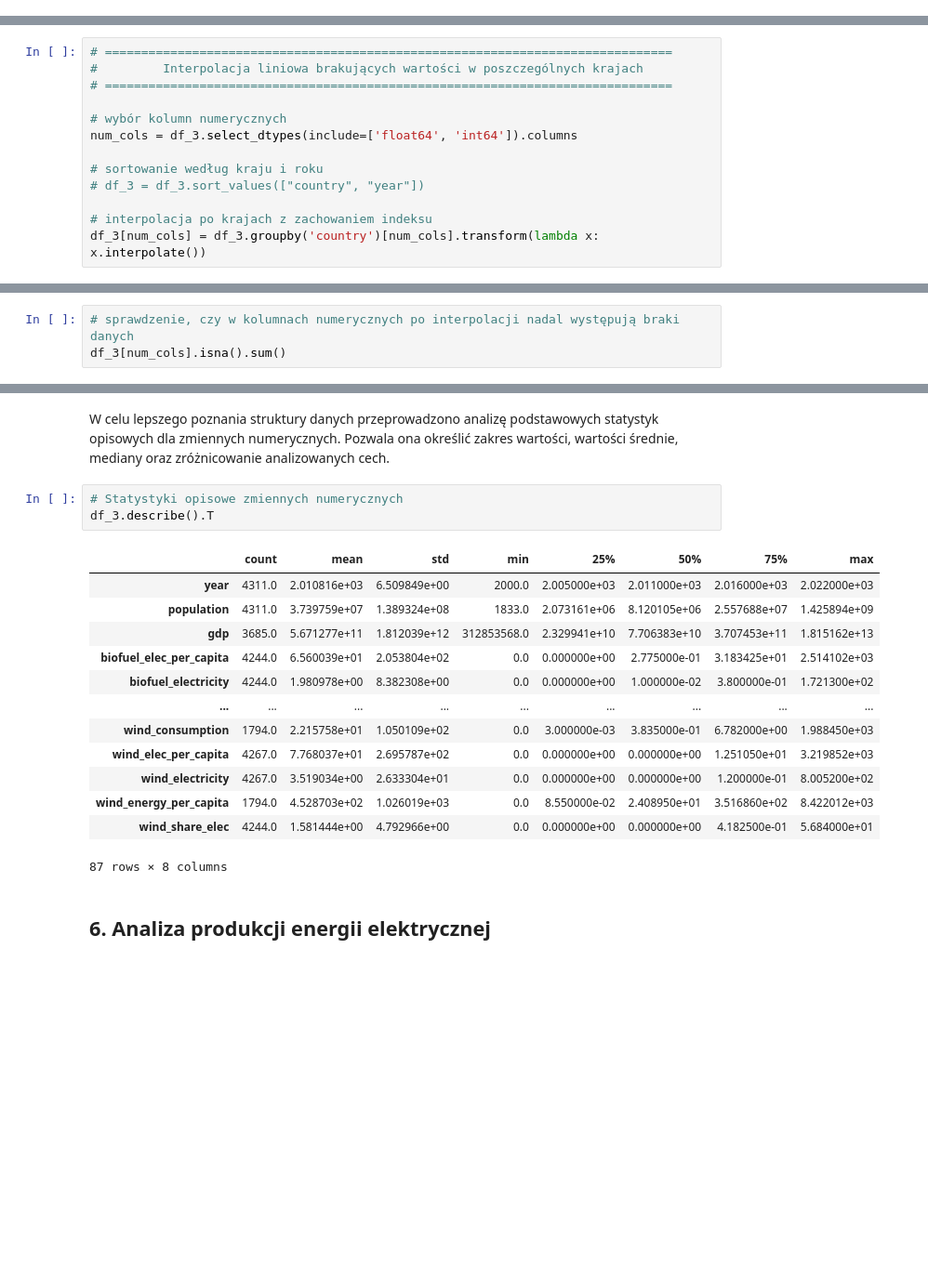
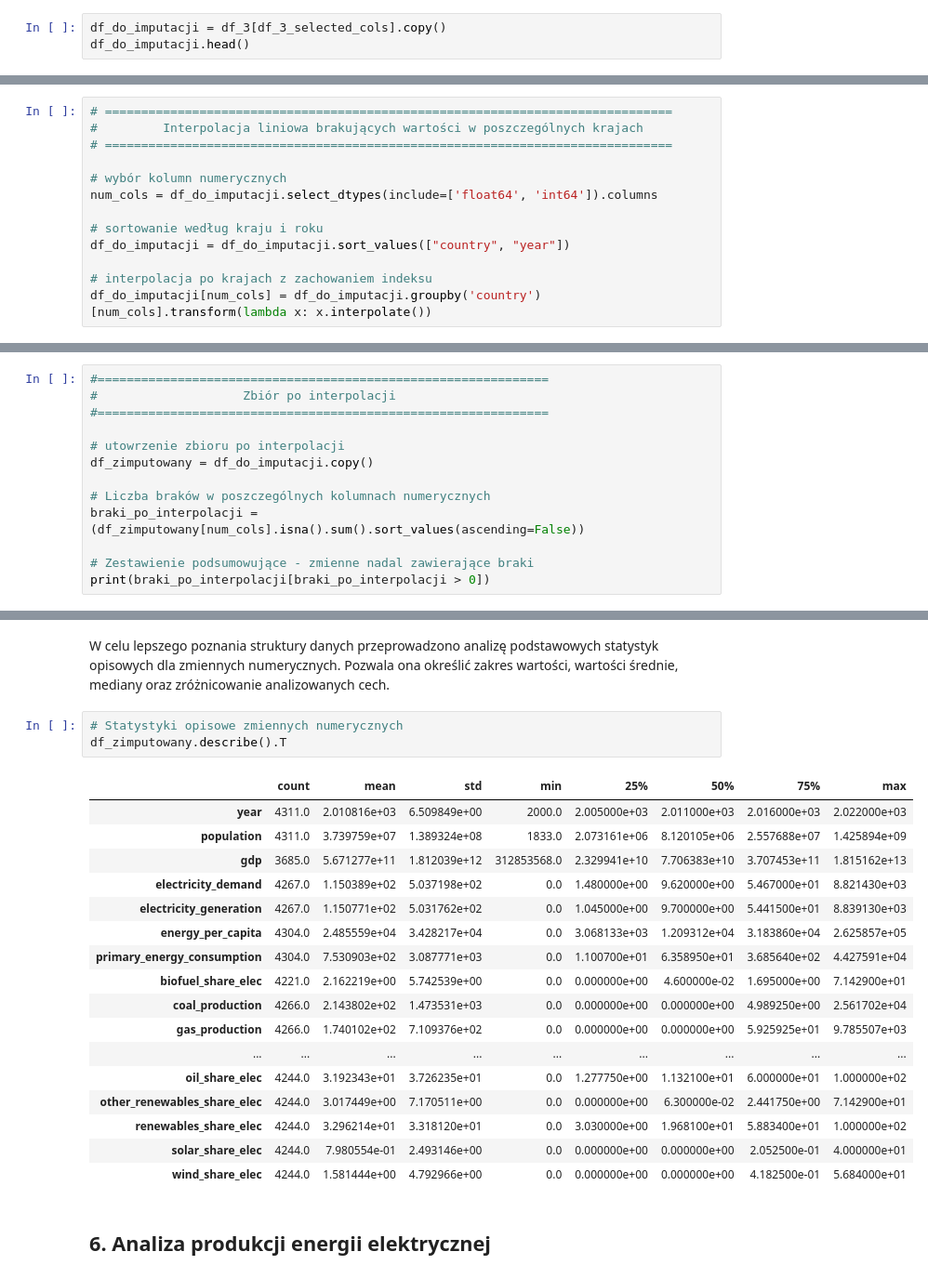
Before and after one commit to olaramota-beep/AWDP-projekt-do-oddania, a Jupyter notebook: Wstęp.ipynb, the cells around one changed output, grey strips where cells are left out. Shown at 93% size. Saved outputs shown, nothing was run; the diff lists cells and outputs as text; blank space fills up the shorter version.

```diff
--- a/Wstęp.ipynb
+++ b/Wstęp.ipynb
@@ -721,0 +829,3 @@ Length: 89, dtype: int64
+# %%
+df_do_imputacji = df_3[df_3_selected_cols].copy()
+df_do_imputacji.head()
@@ -731,10 +997,10 @@ Interpolacja została wykonana osobno dla każdego kraju, aby zachować ciągło
 # ==============================================================================
 
 # wybór kolumn numerycznych
-num_cols = df_3.select_dtypes(include=['float64', 'int64']).columns
+num_cols = df_do_imputacji.select_dtypes(include=['float64', 'int64']).columns
 
 # sortowanie według kraju i roku
-# df_3 = df_3.sort_values(["country", "year"])
+df_do_imputacji = df_do_imputacji.sort_values(["country", "year"])
 
 # interpolacja po krajach z zachowaniem indeksu
-df_3[num_cols] = df_3.groupby('country')[num_cols].transform(lambda x: x.interpolate())
+df_do_imputacji[num_cols] = df_do_imputacji.groupby('country')[num_cols].transform(lambda x: x.interpolate())
@@ -743,4 +1010,14 @@ Po przeprowadzeniu interpolacji ponownie sprawdzono liczbę brakujących wartoś
 # %%
-# sprawdzenie, czy w kolumnach numerycznych po interpolacji nadal występują braki danych
-df_3[num_cols].isna().sum()
+#==============================================================
+#                    Zbiór po interpolacji
+#==============================================================
+
+# utowrzenie zbioru po interpolacji
+df_zimputowany = df_do_imputacji.copy()
+
+# Liczba braków w poszczególnych kolumnach numerycznych
+braki_po_interpolacji = (df_zimputowany[num_cols].isna().sum().sort_values(ascending=False))
+
+# Zestawienie podsumowujące - zmienne nadal zawierające braki
+print(braki_po_interpolacji[braki_po_interpolacji > 0])
 # %% [output]
@@ -835,21 +1236,25 @@ Length: 89, dtype: int64
 W celu lepszego poznania struktury danych przeprowadzono analizę podstawowych statystyk opisowych dla zmiennych numerycznych. Pozwala ona określić zakres wartości, wartości średnie, mediany oraz zróżnicowanie analizowanych cech.
 # %%
 # Statystyki opisowe zmiennych numerycznych
-df_3.describe().T
+df_zimputowany.describe().T
 # %% [output]
 |  | count | mean | std | min | 25% | 50% | 75% | max |
 | year | 4311.0 | 2.010816e+03 | 6.509849e+00 | 2000.0 | 2.005000e+03 | 2.011000e+03 | 2.016000e+03 | 2.022000e+03 |
 | population | 4311.0 | 3.739759e+07 | 1.389324e+08 | 1833.0 | 2.073161e+06 | 8.120105e+06 | 2.557688e+07 | 1.425894e+09 |
 | gdp | 3685.0 | 5.671277e+11 | 1.812039e+12 | 312853568.0 | 2.329941e+10 | 7.706383e+10 | 3.707453e+11 | 1.815162e+13 |
-| biofuel_elec_per_capita | 4244.0 | 6.560039e+01 | 2.053804e+02 | 0.0 | 0.000000e+00 | 2.775000e-01 | 3.183425e+01 | 2.514102e+03 |
-| biofuel_electricity | 4244.0 | 1.980978e+00 | 8.382308e+00 | 0.0 | 0.000000e+00 | 1.000000e-02 | 3.800000e-01 | 1.721300e+02 |
+| electricity_demand | 4267.0 | 1.150389e+02 | 5.037198e+02 | 0.0 | 1.480000e+00 | 9.620000e+00 | 5.467000e+01 | 8.821430e+03 |
+| electricity_generation | 4267.0 | 1.150771e+02 | 5.031762e+02 | 0.0 | 1.045000e+00 | 9.700000e+00 | 5.441500e+01 | 8.839130e+03 |
+| energy_per_capita | 4304.0 | 2.485559e+04 | 3.428217e+04 | 0.0 | 3.068133e+03 | 1.209312e+04 | 3.183860e+04 | 2.625857e+05 |
+| primary_energy_consumption | 4304.0 | 7.530903e+02 | 3.087771e+03 | 0.0 | 1.100700e+01 | 6.358950e+01 | 3.685640e+02 | 4.427591e+04 |
+| biofuel_share_elec | 4221.0 | 2.162219e+00 | 5.742539e+00 | 0.0 | 0.000000e+00 | 4.600000e-02 | 1.695000e+00 | 7.142900e+01 |
+| coal_production | 4266.0 | 2.143802e+02 | 1.473531e+03 | 0.0 | 0.000000e+00 | 0.000000e+00 | 4.989250e+00 | 2.561702e+04 |
+| gas_production | 4266.0 | 1.740102e+02 | 7.109376e+02 | 0.0 | 0.000000e+00 | 0.000000e+00 | 5.925925e+01 | 9.785507e+03 |
 | ... | ... | ... | ... | ... | ... | ... | ... | ... |
-| wind_consumption | 1794.0 | 2.215758e+01 | 1.050109e+02 | 0.0 | 3.000000e-03 | 3.835000e-01 | 6.782000e+00 | 1.988450e+03 |
-| wind_elec_per_capita | 4267.0 | 7.768037e+01 | 2.695787e+02 | 0.0 | 0.000000e+00 | 0.000000e+00 | 1.251050e+01 | 3.219852e+03 |
-| wind_electricity | 4267.0 | 3.519034e+00 | 2.633304e+01 | 0.0 | 0.000000e+00 | 0.000000e+00 | 1.200000e-01 | 8.005200e+02 |
-| wind_energy_per_capita | 1794.0 | 4.528703e+02 | 1.026019e+03 | 0.0 | 8.550000e-02 | 2.408950e+01 | 3.516860e+02 | 8.422012e+03 |
+| oil_share_elec | 4244.0 | 3.192343e+01 | 3.726235e+01 | 0.0 | 1.277750e+00 | 1.132100e+01 | 6.000000e+01 | 1.000000e+02 |
+| other_renewables_share_elec | 4244.0 | 3.017449e+00 | 7.170511e+00 | 0.0 | 0.000000e+00 | 6.300000e-02 | 2.441750e+00 | 7.142900e+01 |
+| renewables_share_elec | 4244.0 | 3.296214e+01 | 3.318120e+01 | 0.0 | 3.030000e+00 | 1.968100e+01 | 5.883400e+01 | 1.000000e+02 |
+| solar_share_elec | 4244.0 | 7.980554e-01 | 2.493146e+00 | 0.0 | 0.000000e+00 | 0.000000e+00 | 2.052500e-01 | 4.000000e+01 |
 | wind_share_elec | 4244.0 | 1.581444e+00 | 4.792966e+00 | 0.0 | 0.000000e+00 | 0.000000e+00 | 4.182500e-01 | 5.684000e+01 |
-87 rows × 8 columns
 # %% [markdown]
 ## 6. Analiza produkcji energii elektrycznej
 # %% [markdown]
```
Also changed, not shown: parts of 93 cells of this notebook.
